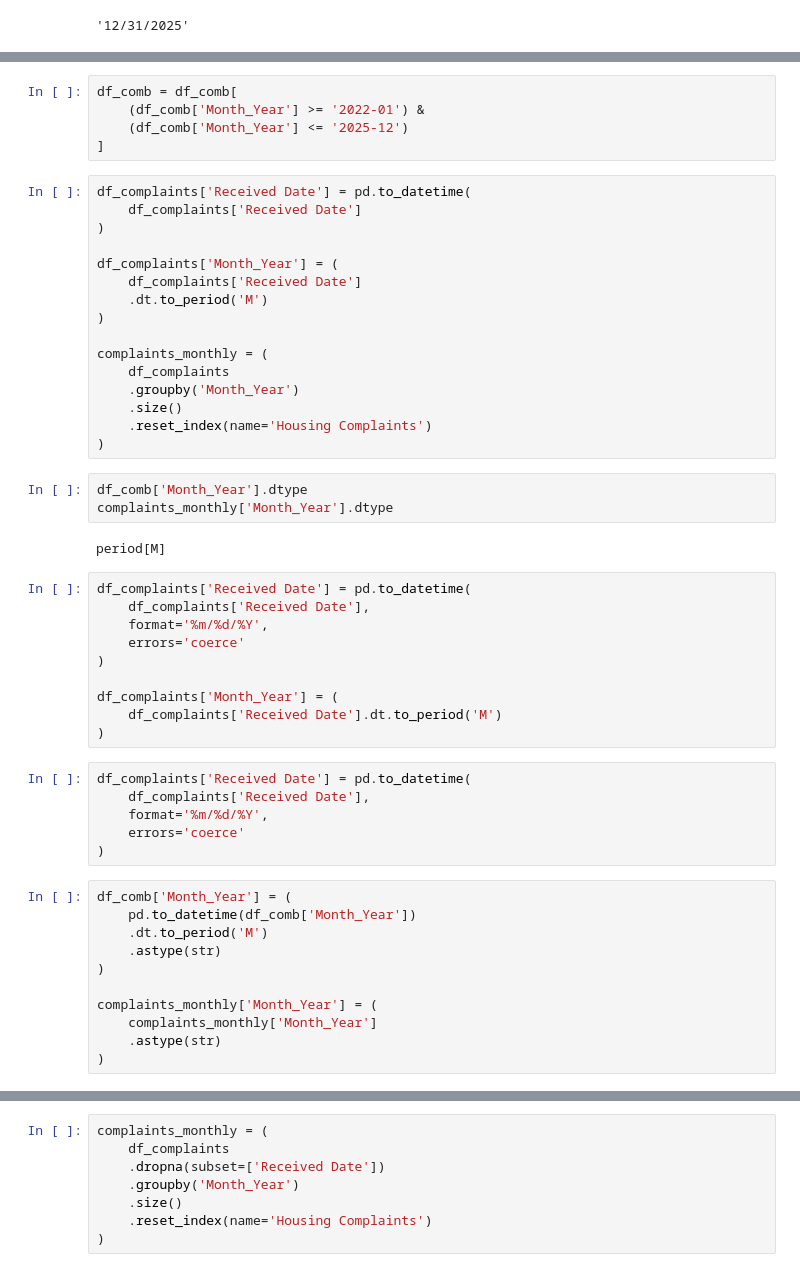
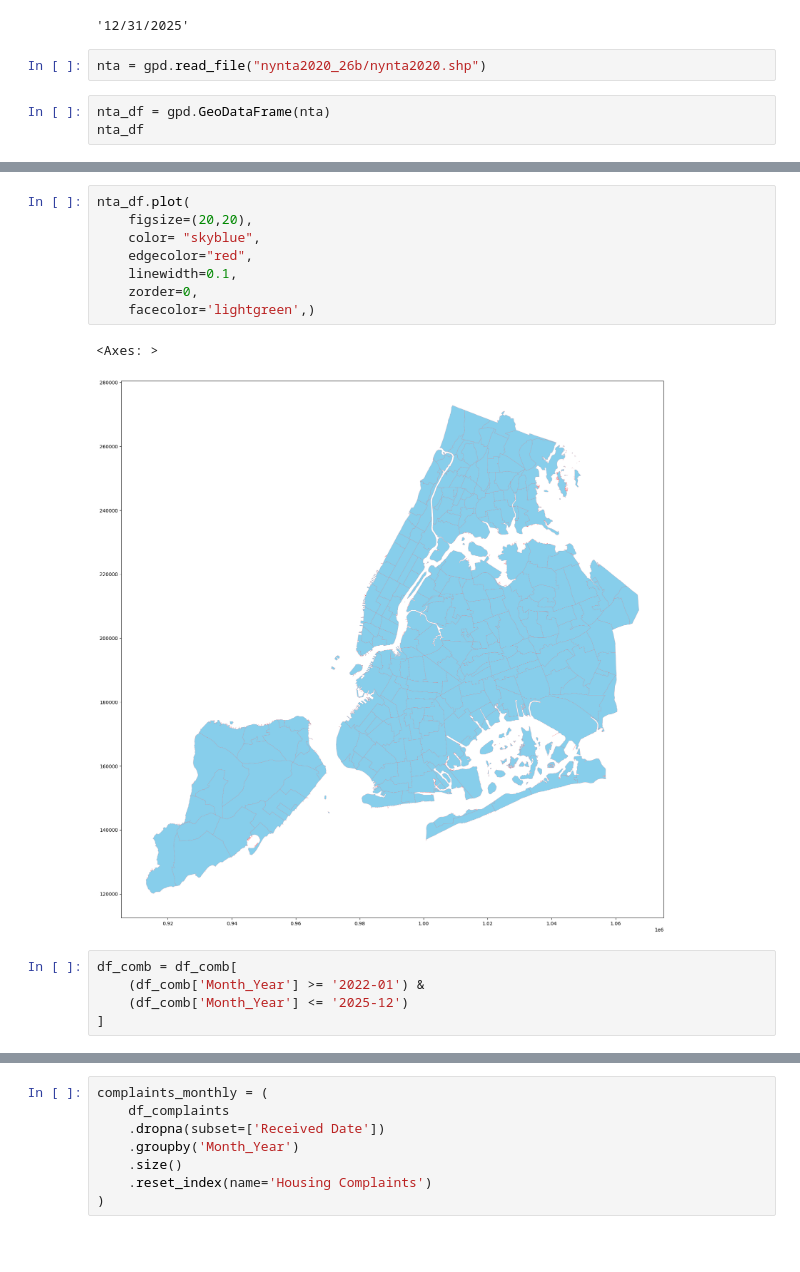
Before and after one commit to abs1106/Better-NY-Shelter-Buildings, a Jupyter notebook: nyc_shelter_data_proj/Housing.ipynb, the cells around one changed output, grey strips where cells are left out. Saved outputs shown, nothing was run; the diff lists cells and outputs as text; blank space fills up the shorter version.

```diff
--- a/nyc_shelter_data_proj/Housing.ipynb
+++ b/nyc_shelter_data_proj/Housing.ipynb
@@ -519,3 +540,8 @@ df_complaints
 df_complaints['Received Date'].max()
 # %% [output]
 '12/31/2025'
+# %%
+nta = gpd.read_file("nynta2020_26b/nynta2020.shp")
+# %%
+nta_df = gpd.GeoDataFrame(nta)
+nta_df
@@ -522,53 +562,16 @@ df_complaints['Received Date'].max()
+# %%
+nta_df.plot(
+    figsize=(20,20),
+    color= "skyblue",
+    edgecolor="red",
+    linewidth=0.1,
+    zorder=0,
+    facecolor='lightgreen',)
+# %% [output]
+<Axes: >
+[figure, added]
 # %%
 df_comb = df_comb[
     (df_comb['Month_Year'] >= '2022-01') &
     (df_comb['Month_Year'] <= '2025-12')
 ]
-# %%
-df_complaints['Received Date'] = pd.to_datetime(
-    df_complaints['Received Date']
-)
-
-df_complaints['Month_Year'] = (
-    df_complaints['Received Date']
-    .dt.to_period('M')
-)
-
-complaints_monthly = (
-    df_complaints
-    .groupby('Month_Year')
-    .size()
-    .reset_index(name='Housing Complaints')
-)
-# %%
-df_comb['Month_Year'].dtype
-complaints_monthly['Month_Year'].dtype
-# %% [output]
-period[M]
-# %%
-df_complaints['Received Date'] = pd.to_datetime(
-    df_complaints['Received Date'],
-    format='%m/%d/%Y',
-    errors='coerce'
-)
-
-df_complaints['Month_Year'] = (
-    df_complaints['Received Date'].dt.to_period('M')
-)
-# %%
-df_complaints['Received Date'] = pd.to_datetime(
-    df_complaints['Received Date'],
-    format='%m/%d/%Y',
-    errors='coerce'
-)
-# %%
-df_comb['Month_Year'] = (
-    pd.to_datetime(df_comb['Month_Year'])
-    .dt.to_period('M')
-    .astype(str)
-)
-
-complaints_monthly['Month_Year'] = (
-    complaints_monthly['Month_Year']
-    .astype(str)
-)
```
Also changed, not shown: parts of 20 cells of this notebook.
